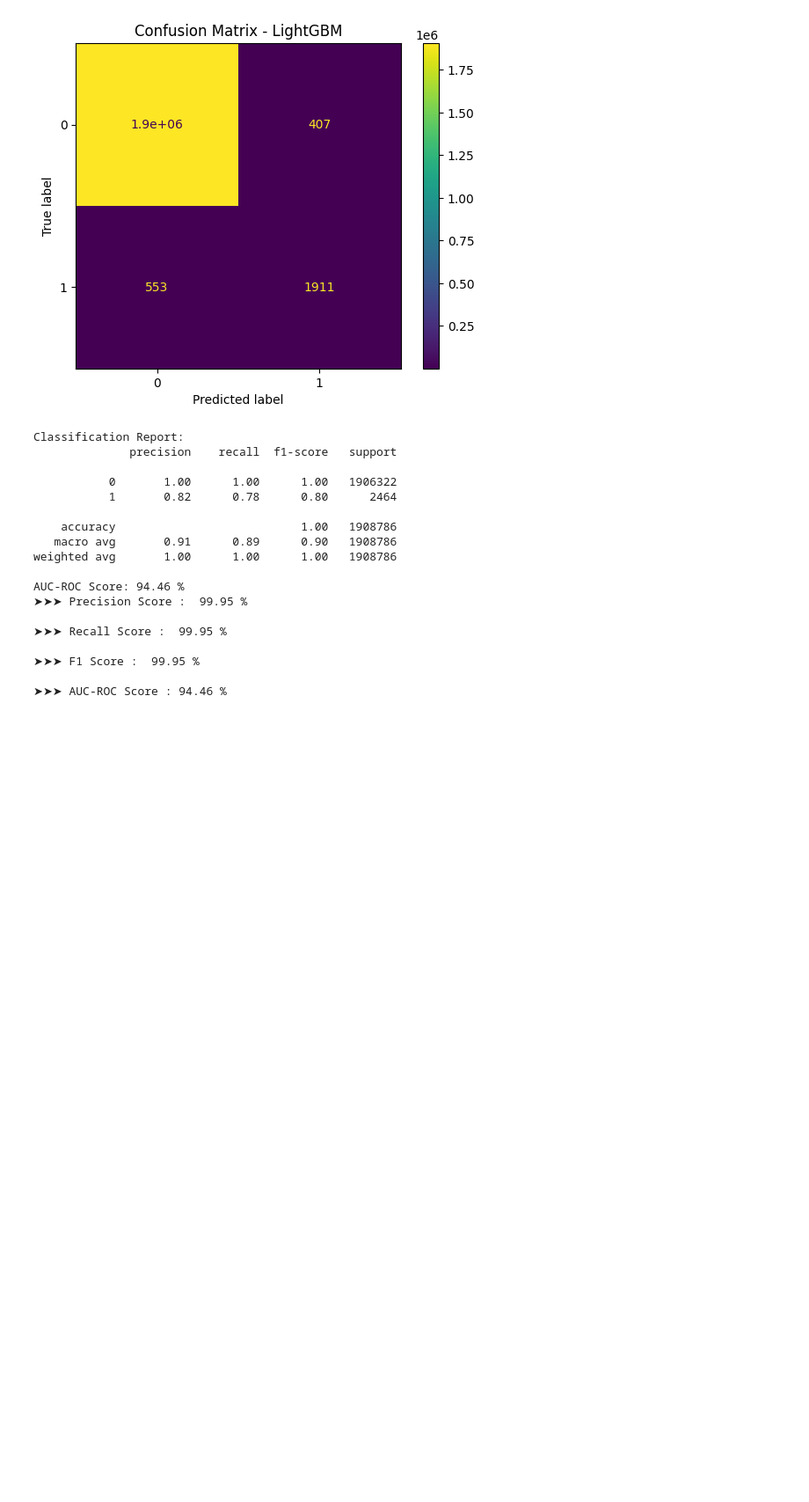
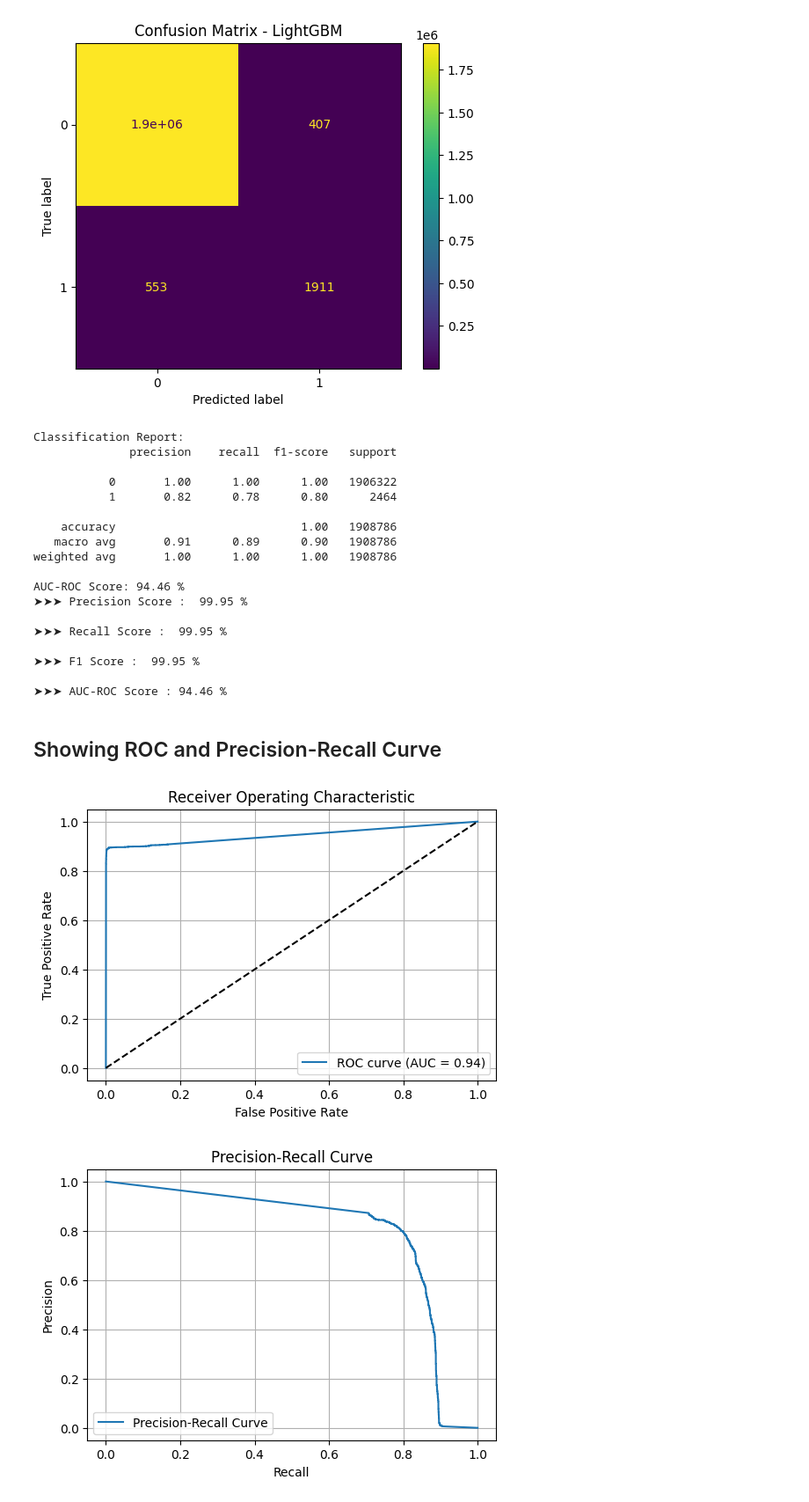
Before and after one commit to vernenlim/DSA4263, a Jupyter notebook: Notebooks/1.0-wdc-LGBM-model.ipynb, the cells around one changed output. Shown: that part at 88% size. Saved outputs shown, nothing was run; the diff lists cells and outputs as text; code cells hidden in the pictures; blank space fills up the shorter version.

```diff
--- a/Notebooks/1.0-wdc-LGBM-model.ipynb
+++ b/Notebooks/1.0-wdc-LGBM-model.ipynb
@@ -16,7 +18,7 @@ from sklearn.preprocessing import StandardScaler
 # %% [markdown]
 ### Load data
 # %%
-raw_data = pd.read_csv('../Dataset/DSA4263_data_raw.csv')
+raw_data = pd.read_csv('../Dataset/PS_20174392719_1491204439457_log.csv')
 # %% [markdown]
 ### Dropping unnecessary features
 # %%
@@ -183,3 +185,34 @@ AUC-ROC Score: 94.46 %
 ➤➤➤ F1 Score :  99.95 %
 
 ➤➤➤ AUC-ROC Score : 94.46 %
+# %% [markdown]
+## Showing ROC and Precision-Recall Curve
+# %%
+# ROC Curve
+fpr, tpr, _ = roc_curve(y_test, y_pred_prob)
+roc_auc = auc(fpr, tpr)
+
+plt.figure(figsize=(6, 4))
+plt.plot(fpr, tpr, label=f'ROC curve (AUC = {roc_auc:.2f})')
+plt.plot([0, 1], [0, 1], 'k--')
+plt.xlabel("False Positive Rate")
+plt.ylabel("True Positive Rate")
+plt.title("Receiver Operating Characteristic")
+plt.legend(loc="lower right")
+plt.grid(True)
+plt.show()
+
+# Precision-Recall Curve
+precision_vals, recall_vals, _ = precision_recall_curve(y_test, y_pred_prob)
+
+plt.figure(figsize=(6, 4))
+plt.plot(recall_vals, precision_vals, label='Precision-Recall Curve')
+plt.xlabel("Recall")
+plt.ylabel("Precision")
+plt.title("Precision-Recall Curve")
+plt.legend(loc="lower left")
+plt.grid(True)
+plt.show()
+# %% [output]
+[figure, added]
+[figure, added]
```
Also changed, not shown: parts of 7 cells of this notebook, 2 other files.
